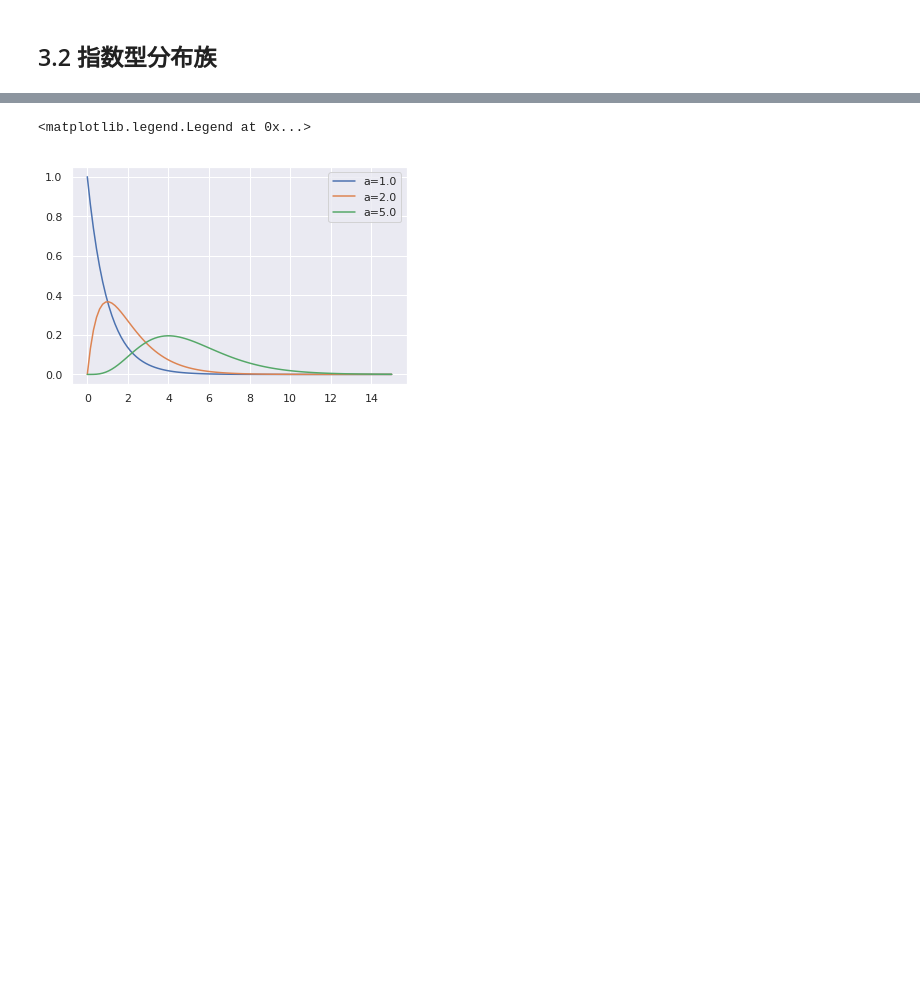
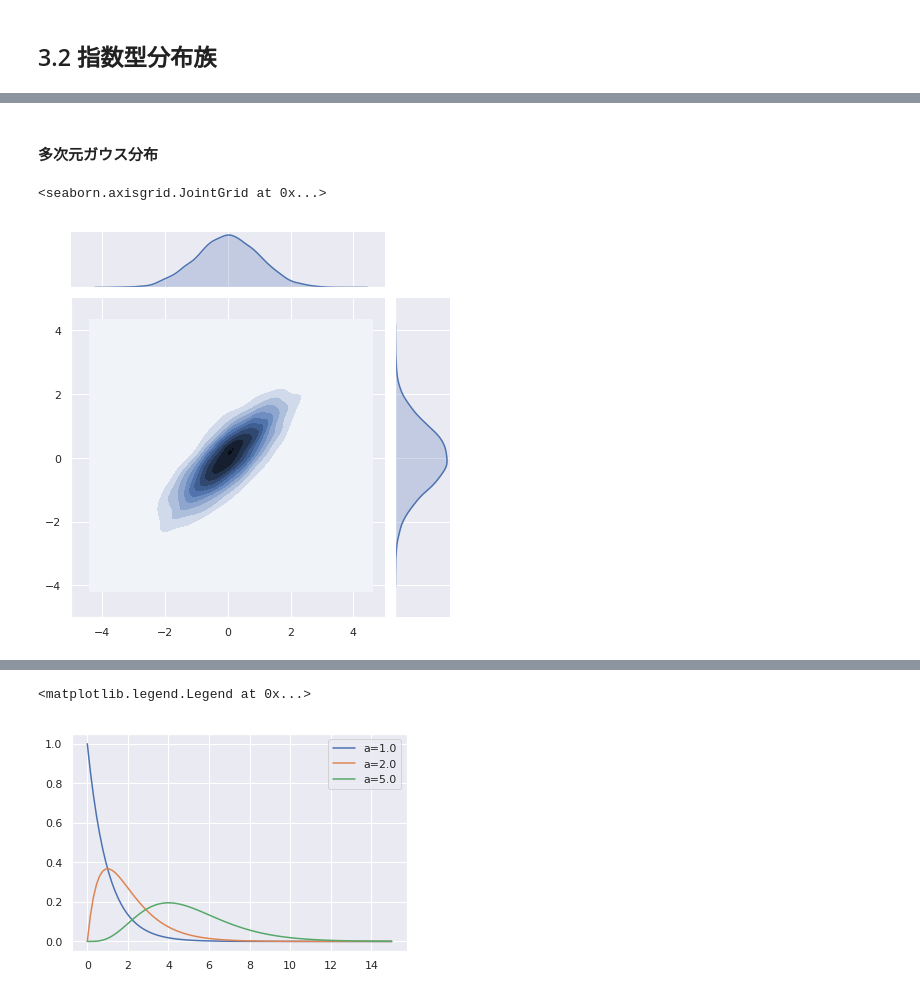
Before and after one commit to tok41/try_bayesian_nn, a Jupyter notebook: ch3_introduction_to_bayesian_inference.ipynb, the cells around one changed output, grey strips where cells are left out. Drawn from its saved outputs; the diff is of its cells as text; code cells hidden in the pictures; blank space fills up the shorter version.

```diff
--- a/ch3_introduction_to_bayesian_inference.ipynb
+++ b/ch3_introduction_to_bayesian_inference.ipynb
@@ -46,0 +94,13 @@ ax.legend()
+# %% [markdown]
+#### 多次元ガウス分布
+# %%
+# sipy.statsの利用
+size = 10000
+m = [0.0, 0.0]
+v = [[1.0, 0.8], [0.8, 1.0]]
+mv1 = stats.multivariate_normal.rvs(mean=m, cov=v, size=size)
+
+sns.jointplot(mv1[:,0], mv1[:,1], xlim=[-5.0, 5.0], ylim=[-5.0, 5.0], kind="kde")
+# %% [output]
+<seaborn.axisgrid.JointGrid at 0x...>
+[figure, added]
```
Also changed, not shown: parts of 23 cells of this notebook.
